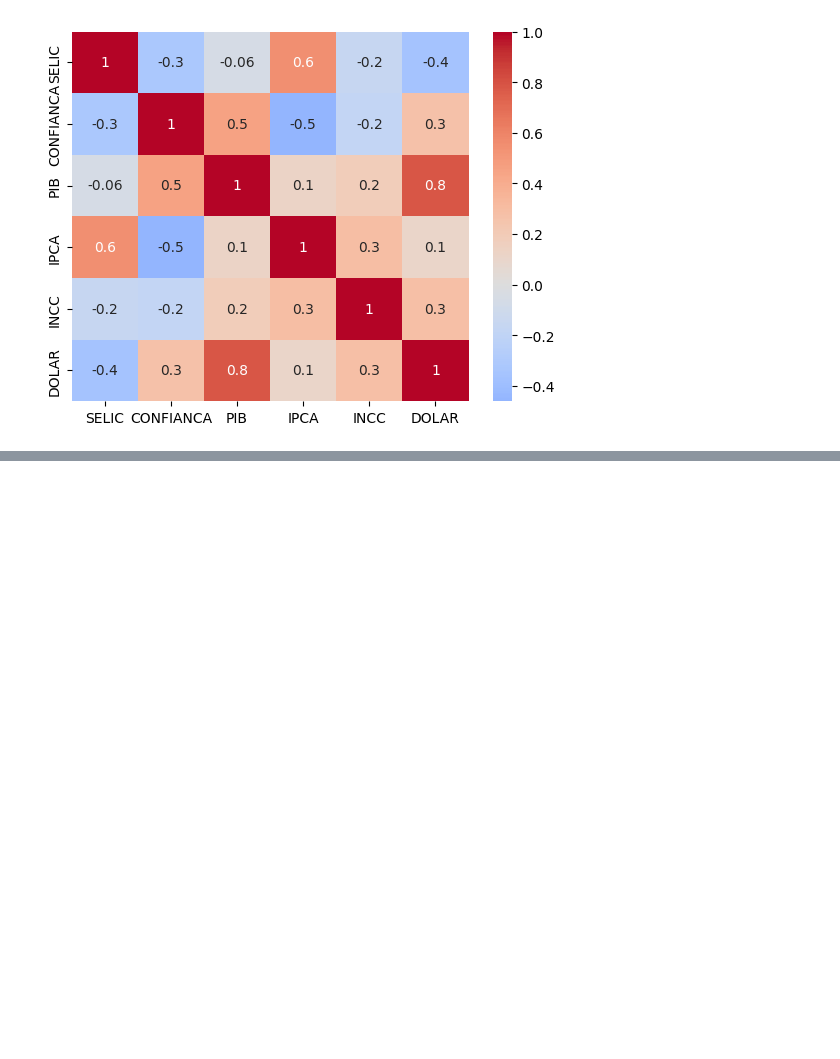
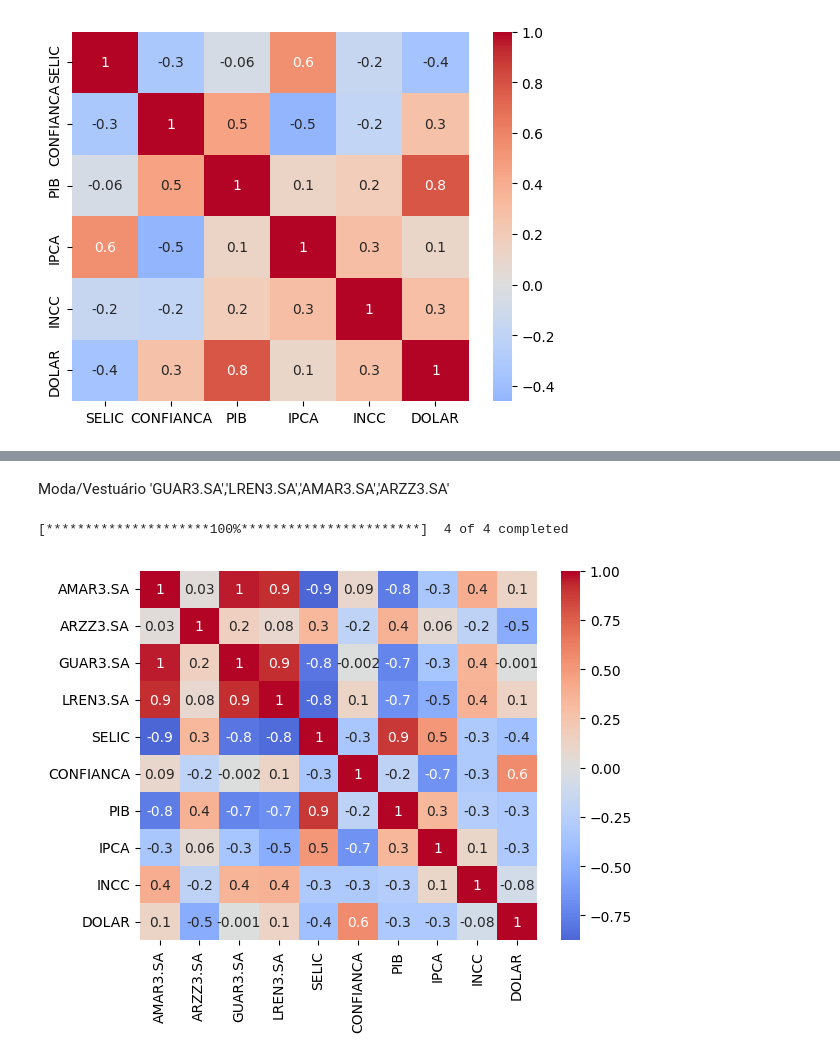
Before and after one commit to wpsilva/Macro, a Jupyter notebook: macro.ipynb, the cells around one changed output, grey strips where cells are left out. Saved outputs shown, nothing was run; the diff lists cells and outputs as text; code cells hidden in the pictures; blank space fills up the shorter version.

```diff
--- a/macro.ipynb
+++ b/macro.ipynb
@@ -371,0 +529,12 @@ fig.show()
+# %% [markdown]
+Moda/Vestuário
+'GUAR3.SA','LREN3.SA','AMAR3.SA','ARZZ3.SA'
+# %%
+#Moda/Vestuario
+
+moda_vestuario = ['GUAR3.SA','LREN3.SA','AMAR3.SA','ARZZ3.SA']
+moda_vestuario = yf.download(moda_vestuario, start='2021-01-01', end='2022-12-31')['Adj Close']
+heatmap(moda_vestuario)
+# %% [output]
+[*********************100%***********************]  4 of 4 completed
+[figure, added]
```
Also changed, not shown: parts of 26 cells of this notebook.
